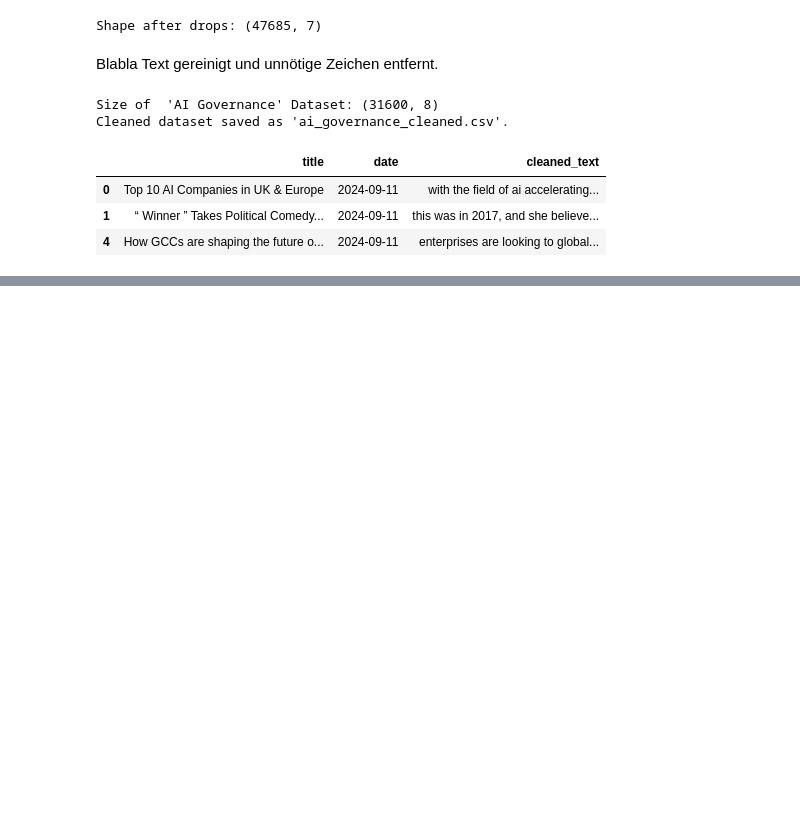
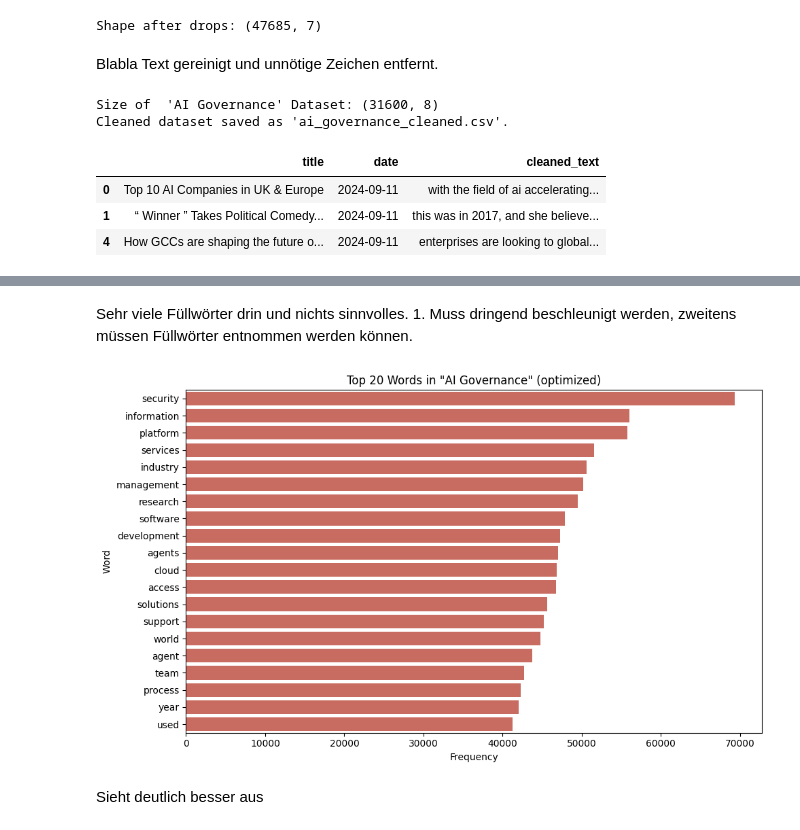
Before and after one commit to Pascingo/CTA-media-analysis, a Jupyter notebook: 01_Stage1_CLT.ipynb, the cells around one changed output, grey strips where cells are left out. Cells and saved outputs as stored; diff of their text form; code cells hidden in the pictures; blank space fills up the shorter version.

```diff
--- a/01_Stage1_CLT.ipynb
+++ b/01_Stage1_CLT.ipynb
@@ -98,0 +167,39 @@ Cleaned dataset saved as 'ai_governance_cleaned.csv'.
+# %% [markdown]
+Sehr viele Füllwörter drin und nichts sinnvolles. 1. Muss dringend beschleunigt werden, zweitens müssen Füllwörter entnommen werden können.
+# %%
+from sklearn.feature_extraction.text import ENGLISH_STOP_WORDS, CountVectorizer
+
+# Optimized TOP KEYWORDS & TRENDS ---
+
+# 1. Added more Stop Words from Chart above + AI words
+custom_stops = [
+    'like', 'just', 'business', 'company', 'companies', 'make', 'need',
+    'using', 'help', 'people', 'time', 'work', 'including', 'tools',
+    'systems', 'market', 'global', 'digital', 'technology', 'ai',
+    'artificial', 'intelligence', 'model', 'models', 'data', 'said', 'new', 'use'
+]
+all_stopwords = list(ENGLISH_STOP_WORDS) + custom_stops
+
+# 2. Using vectorizer to be faster
+vectorizer = CountVectorizer(stop_words=all_stopwords, max_features=20)
+word_counts = vectorizer.fit_transform(df_gov['cleaned_text'])
+
+# 3. Words and Frequency indexing
+sum_words = word_counts.sum(axis=0)
+words_freq = [(word, sum_words[0, idx]) for word, idx in vectorizer.vocabulary_.items()]
+words_freq = sorted(words_freq, key=lambda x: x[1], reverse=True)
+
+top_words_df = pd.DataFrame(words_freq, columns=['Word', 'Frequency'])
+
+# 4. Plot
+plt.figure(figsize=(10, 6))
+sns.barplot(data=top_words_df, x='Frequency', y='Word', color='#D95D4F')
+plt.title('Top 20 Words in "AI Governance" (optimized)')
+plt.xlabel('Frequency')
+plt.ylabel('Word')
+plt.tight_layout()
+plt.show()
+# %% [output]
+[figure, added]
+# %% [markdown]
+Sieht deutlich besser aus
```
Also changed, not shown: parts of 6 cells of this notebook.
